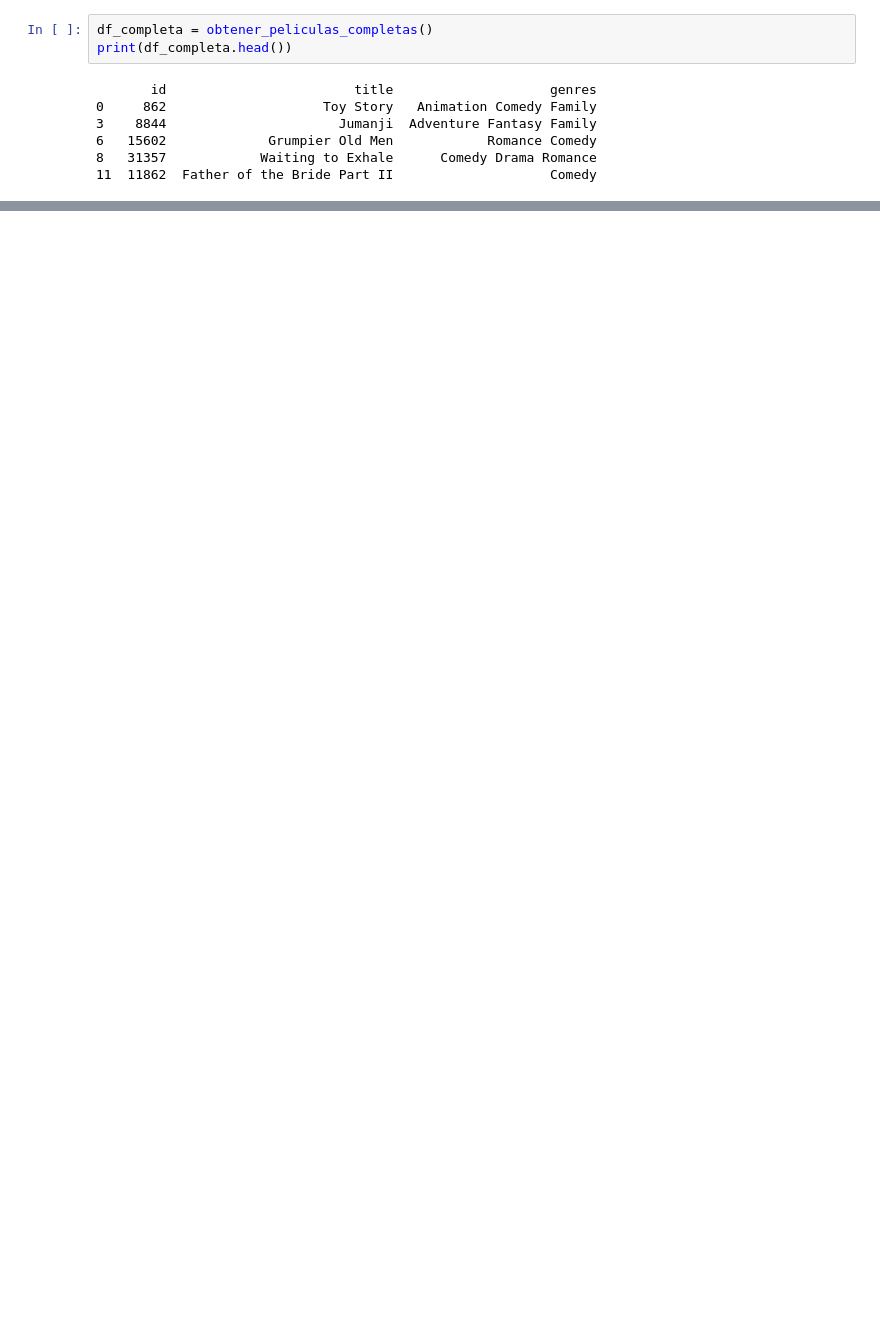
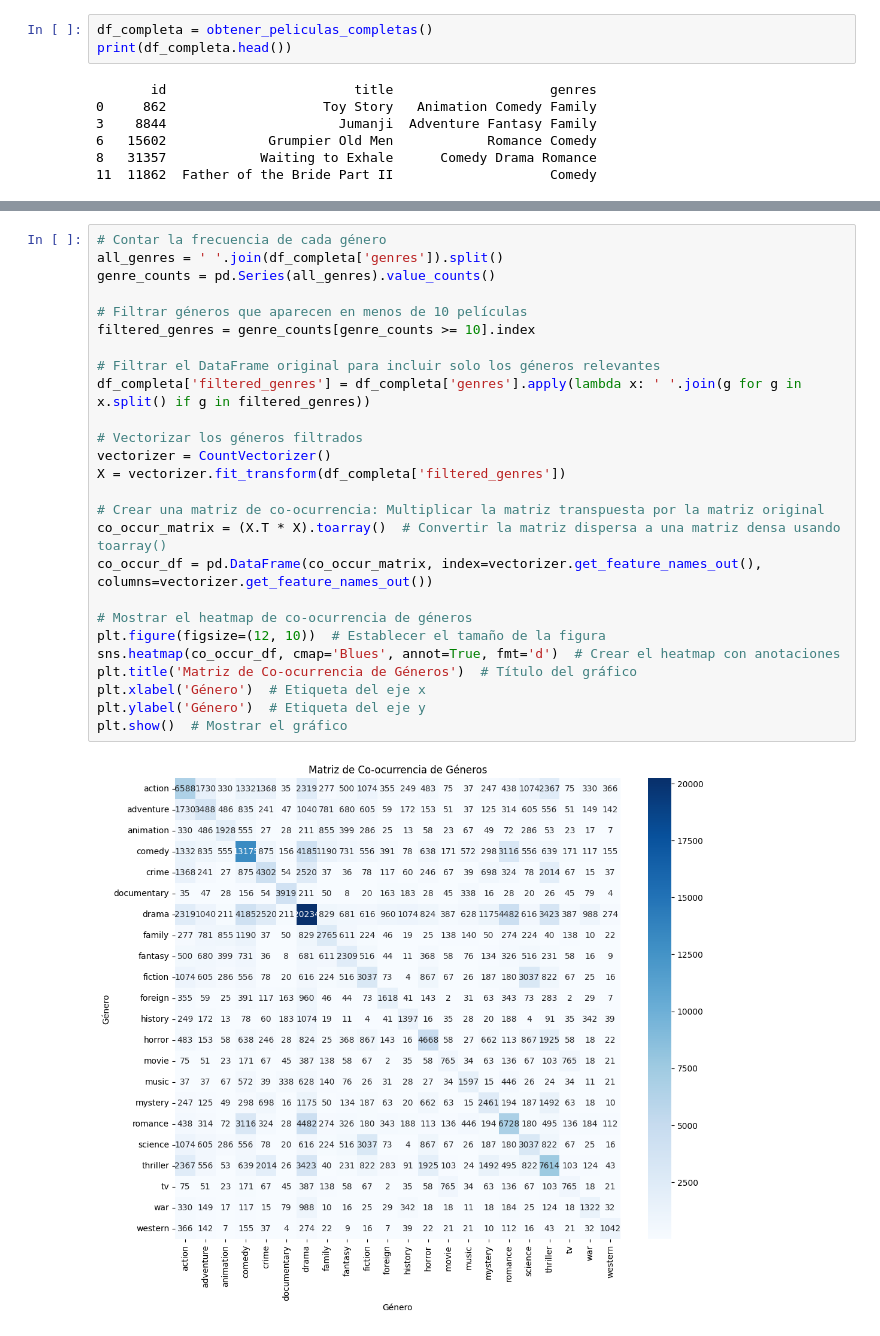
Before and after one commit to CarranzaDanilo/Api_Peliculas, a Jupyter notebook: notebooks/EDA.ipynb, the cells around one changed output, grey strips where cells are left out. Drawn from its saved outputs; the diff is of its cells as text; blank space fills up the shorter version.

```diff
--- a/notebooks/EDA.ipynb
+++ b/notebooks/EDA.ipynb
@@ -138,0 +197,28 @@ plt.show()
+# %%
+# Contar la frecuencia de cada género
+all_genres = ' '.join(df_completa['genres']).split()
+genre_counts = pd.Series(all_genres).value_counts()
+
+# Filtrar géneros que aparecen en menos de 10 películas
+filtered_genres = genre_counts[genre_counts >= 10].index
+
+# Filtrar el DataFrame original para incluir solo los géneros relevantes
+df_completa['filtered_genres'] = df_completa['genres'].apply(lambda x: ' '.join(g for g in x.split() if g in filtered_genres))
+
+# Vectorizar los géneros filtrados
+vectorizer = CountVectorizer()
+X = vectorizer.fit_transform(df_completa['filtered_genres'])
+
+# Crear una matriz de co-ocurrencia: Multiplicar la matriz transpuesta por la matriz original
+co_occur_matrix = (X.T * X).toarray()  # Convertir la matriz dispersa a una matriz densa usando toarray()
+co_occur_df = pd.DataFrame(co_occur_matrix, index=vectorizer.get_feature_names_out(), columns=vectorizer.get_feature_names_out())
+
+# Mostrar el heatmap de co-ocurrencia de géneros
+plt.figure(figsize=(12, 10))  # Establecer el tamaño de la figura
+sns.heatmap(co_occur_df, cmap='Blues', annot=True, fmt='d')  # Crear el heatmap con anotaciones
+plt.title('Matriz de Co-ocurrencia de Géneros')  # Título del gráfico
+plt.xlabel('Género')  # Etiqueta del eje x
+plt.ylabel('Género')  # Etiqueta del eje y
+plt.show()  # Mostrar el gráfico
+# %% [output]
+[figure, added]
```
Also changed, not shown: parts of 17 cells of this notebook, 1 other file.
